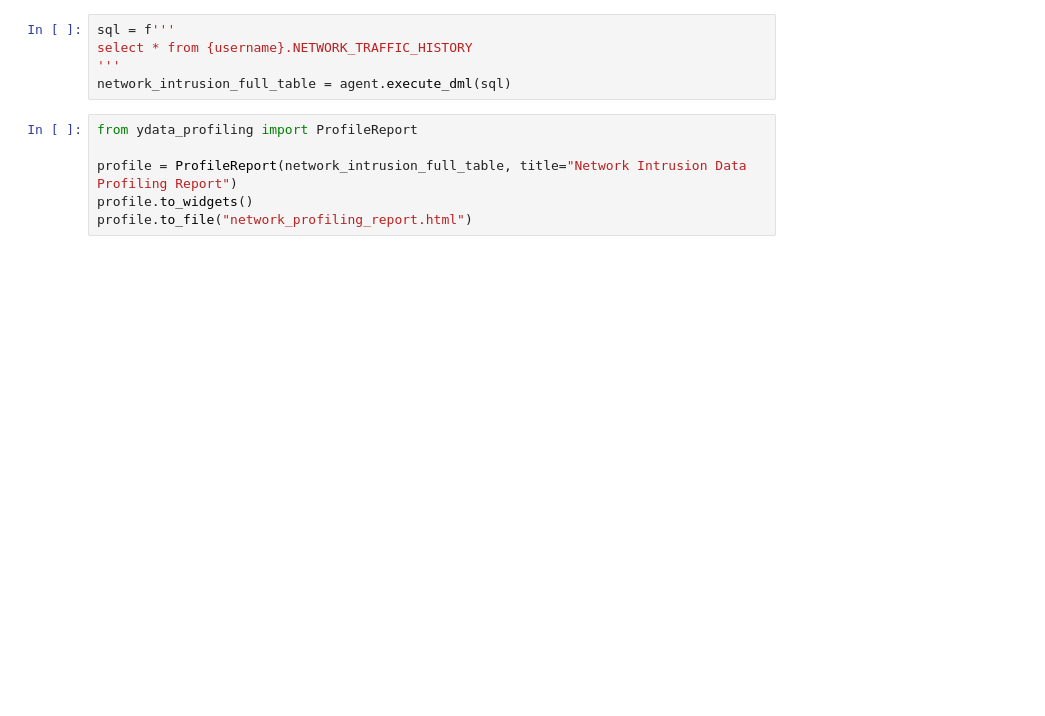
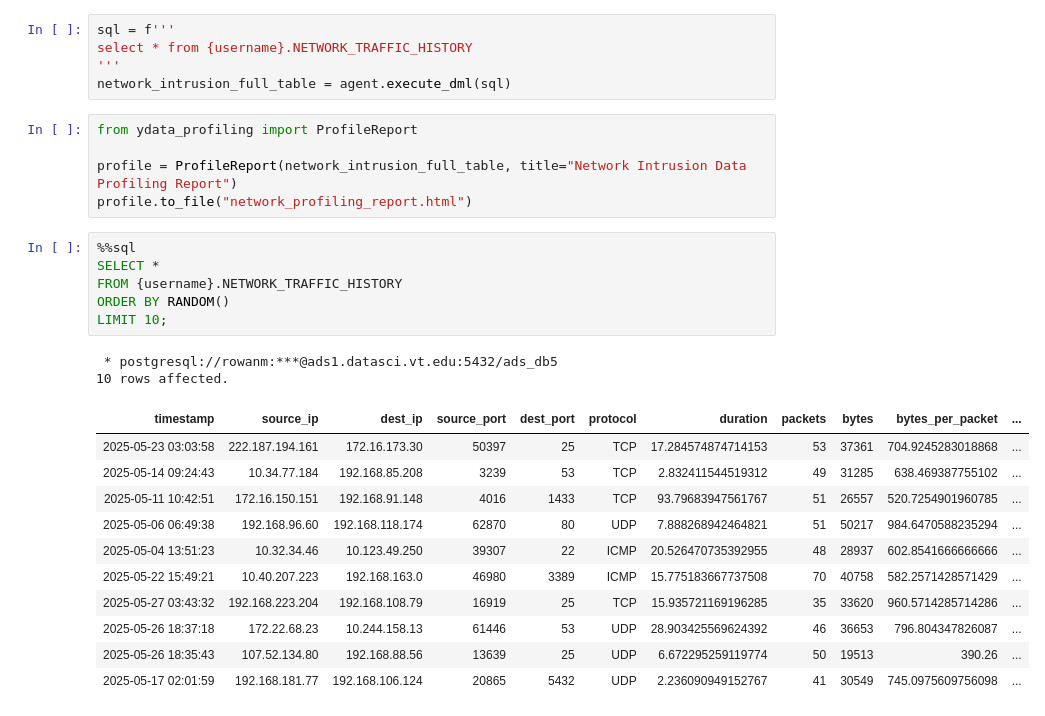
Before and after one commit to Jonah-Schep5/networkInstrusion, a Jupyter notebook: data_understanding.ipynb, the cells around one changed output. Drawn from its saved outputs; the diff is of its cells as text; blank space fills up the shorter version.

```diff
--- a/data_understanding.ipynb
+++ b/data_understanding.ipynb
@@ -13,5 +34,24 @@ network_intrusion_full_table = agent.execute_dml(sql)
 from ydata_profiling import ProfileReport
 
 profile = ProfileReport(network_intrusion_full_table, title="Network Intrusion Data Profiling Report")
-profile.to_widgets()
 profile.to_file("network_profiling_report.html")
+# %%
+%%sql
+SELECT *
+FROM {username}.NETWORK_TRAFFIC_HISTORY
+ORDER BY RANDOM()
+LIMIT 10;
+# %% [output]
+ * postgresql://rowanm:***@ads1.datasci.vt.edu:5432/ads_db5
+10 rows affected.
+| timestamp | source_ip | dest_ip | source_port | dest_port | protocol | duration | packets | bytes | bytes_per_packet | ... |
+| 2025-05-23 03:03:58 | 222.187.194.161 | 172.16.173.30 | 50397 | 25 | TCP | 17.284574874714153 | 53 | 37361 | 704.9245283018868 | ... |
+| 2025-05-14 09:24:43 | 10.34.77.184 | 192.168.85.208 | 3239 | 53 | TCP | 2.832411544519312 | 49 | 31285 | 638.469387755102 | ... |
+| 2025-05-11 10:42:51 | 172.16.150.151 | 192.168.91.148 | 4016 | 1433 | TCP | 93.79683947561767 | 51 | 26557 | 520.7254901960785 | ... |
+| 2025-05-06 06:49:38 | 192.168.96.60 | 192.168.118.174 | 62870 | 80 | UDP | 7.888268942464821 | 51 | 50217 | 984.6470588235294 | ... |
+| 2025-05-04 13:51:23 | 10.32.34.46 | 10.123.49.250 | 39307 | 22 | ICMP | 20.526470735392955 | 48 | 28937 | 602.8541666666666 | ... |
+| 2025-05-22 15:49:21 | 10.40.207.223 | 192.168.163.0 | 46980 | 3389 | ICMP | 15.775183667737508 | 70 | 40758 | 582.2571428571429 | ... |
+| 2025-05-27 03:43:32 | 192.168.223.204 | 192.168.108.79 | 16919 | 25 | TCP | 15.935721169196285 | 35 | 33620 | 960.5714285714286 | ... |
+| 2025-05-26 18:37:18 | 172.22.68.23 | 10.244.158.13 | 61446 | 53 | UDP | 28.903425569624392 | 46 | 36653 | 796.804347826087 | ... |
+| 2025-05-26 18:35:43 | 107.52.134.80 | 192.168.88.56 | 13639 | 25 | UDP | 6.672295259119774 | 50 | 19513 | 390.26 | ... |
+| 2025-05-17 02:01:59 | 192.168.181.77 | 192.168.106.124 | 20865 | 5432 | UDP | 2.236090949152767 | 41 | 30549 | 745.0975609756098 | ... |
```
Also changed, not shown: parts of 4 cells of this notebook, 2 other files.
